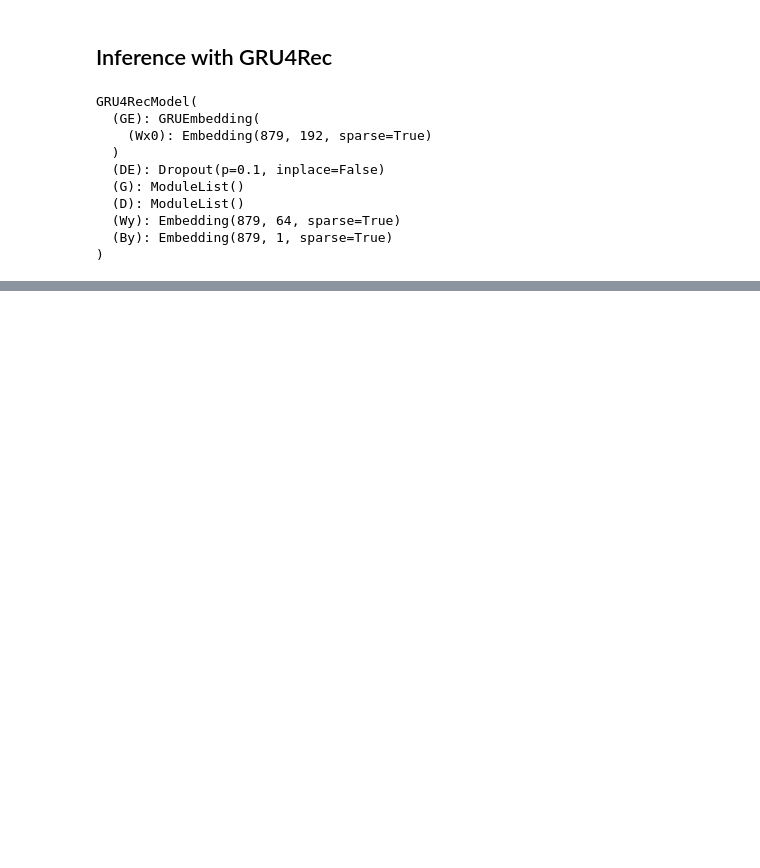
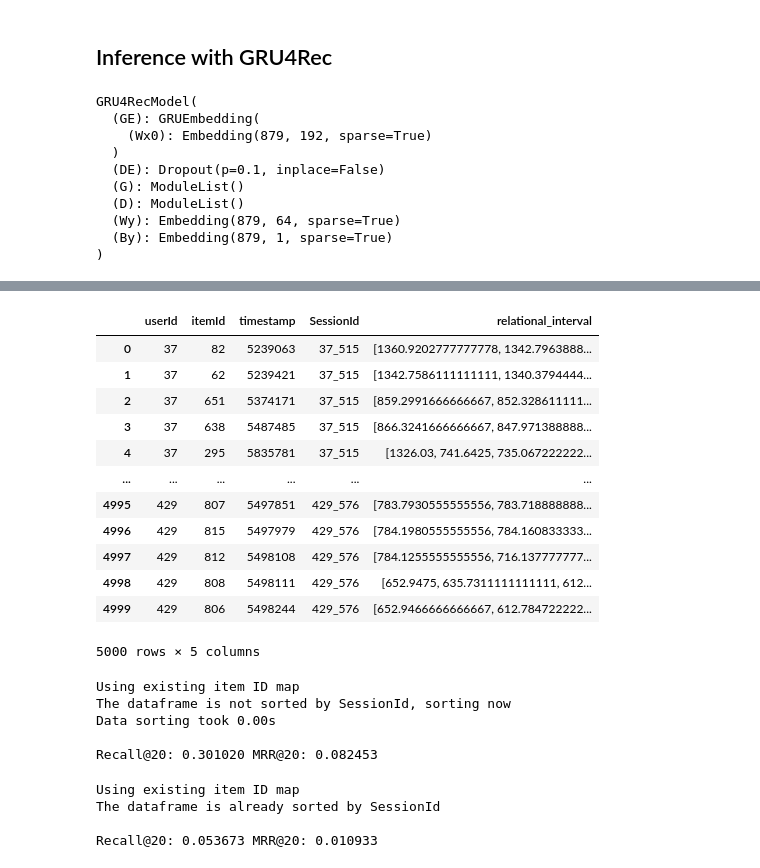
Before and after one commit to Laura-Legat/Practical-Work-AI, a Jupyter notebook: Practical_work_final.ipynb, the cells around one changed output, grey strips where cells are left out. Saved outputs shown, nothing was run; the diff lists cells and outputs as text; code cells hidden in the pictures; blank space fills up the shorter version.

Commit message:
Implemented evaluation for combination idea 1

```diff
--- a/Practical_work_final.ipynb
+++ b/Practical_work_final.ipynb
@@ -655,0 +538,35 @@ Top-5 item next item recs for [213], respectively: [[214, 213, 212, 215, 219]]
+# %%
+# Define the data for the new DataFrame
+test_data_path = '/content/drive/MyDrive/JKU/practical_work/Practical-Work-AI/data/seq_test.csv'
+test_data = pd.read_csv(test_data_path, sep=',', converters={"relational_interval": literal_eval})
+# %%
+# get histories of 10 unique users
+random_users = np.random.choice(test_data['userId'], size=10)
+test_data_sm = test_data[test_data['userId'].isin(random_users)]
+# get first 5 sessions of each user
+test_data_sm = test_data_sm.groupby('userId').filter(lambda x: x['SessionId'].nunique() >= 10)
+len(test_data_sm)
+
+
+def split_off_sessions(user_df, n):
+  unique_sessions = user_df['SessionId'].unique()
+  first_n_sessions = unique_sessions[:n]
+  return user_df[user_df['SessionId'].isin(first_n_sessions)]
+
+n = 10
+test_data_sm = test_data_sm.groupby('userId').apply(lambda x: split_off_sessions(x,n)).reset_index(drop=True)
+test_data_sm
+# %% [output]
+|  | userId | itemId | timestamp | SessionId | relational_interval |
+| 0 | 37 | 82 | 5239063 | 37_515 | [1360.9202777777778, 1342.7963888... |
+| 1 | 37 | 62 | 5239421 | 37_515 | [1342.7586111111111, 1340.3794444... |
+| 2 | 37 | 651 | 5374171 | 37_515 | [859.2991666666667, 852.328611111... |
+| 3 | 37 | 638 | 5487485 | 37_515 | [866.3241666666667, 847.971388888... |
+| 4 | 37 | 295 | 5835781 | 37_515 | [1326.03, 741.6425, 735.067222222... |
+| ... | ... | ... | ... | ... | ... |
+| 4995 | 429 | 807 | 5497851 | 429_576 | [783.7930555555556, 783.718888888... |
+| 4996 | 429 | 815 | 5497979 | 429_576 | [784.1980555555556, 784.160833333... |
+| 4997 | 429 | 812 | 5498108 | 429_576 | [784.1255555555556, 716.137777777... |
+| 4998 | 429 | 808 | 5498111 | 429_576 | [652.9475, 635.7311111111111, 612... |
+| 4999 | 429 | 806 | 5498244 | 429_576 | [652.9466666666667, 612.784722222... |
+5000 rows × 5 columns
@@ -655,0 +579,23 @@ Top-5 item next item recs for [213], respectively: [[214, 213, 212, 215, 219]]
+# %%
+cutoff = [20]
+eval_res = batch_eval(gru, ex2vec_pre.model, test_data_sm, cutoff, batch_size=50)
+
+for c in cutoff:
+  print('\nRecall@{}: {:.6f} MRR@{}: {:.6f}'.format(c, eval_res[0][c], c, eval_res[1][c]))
+# %% [output]
+Using existing item ID map
+The dataframe is not sorted by SessionId, sorting now
+Data sorting took 0.00s
+
+Recall@20: 0.301020 MRR@20: 0.082453
+# %%
+cutoff = [20]
+eval_res = batch_eval(gru, ex2vec_pre.model, test_data_sm, cutoff, batch_size=50, combination=True)
+
+for c in cutoff:
+  print('\nRecall@{}: {:.6f} MRR@{}: {:.6f}'.format(c, eval_res[0][c], c, eval_res[1][c]))
+# %% [output]
+Using existing item ID map
+The dataframe is already sorted by SessionId
+
+Recall@20: 0.053673 MRR@20: 0.010933
```
Also changed, not shown: parts of 9 cells of this notebook, 1 other file.
